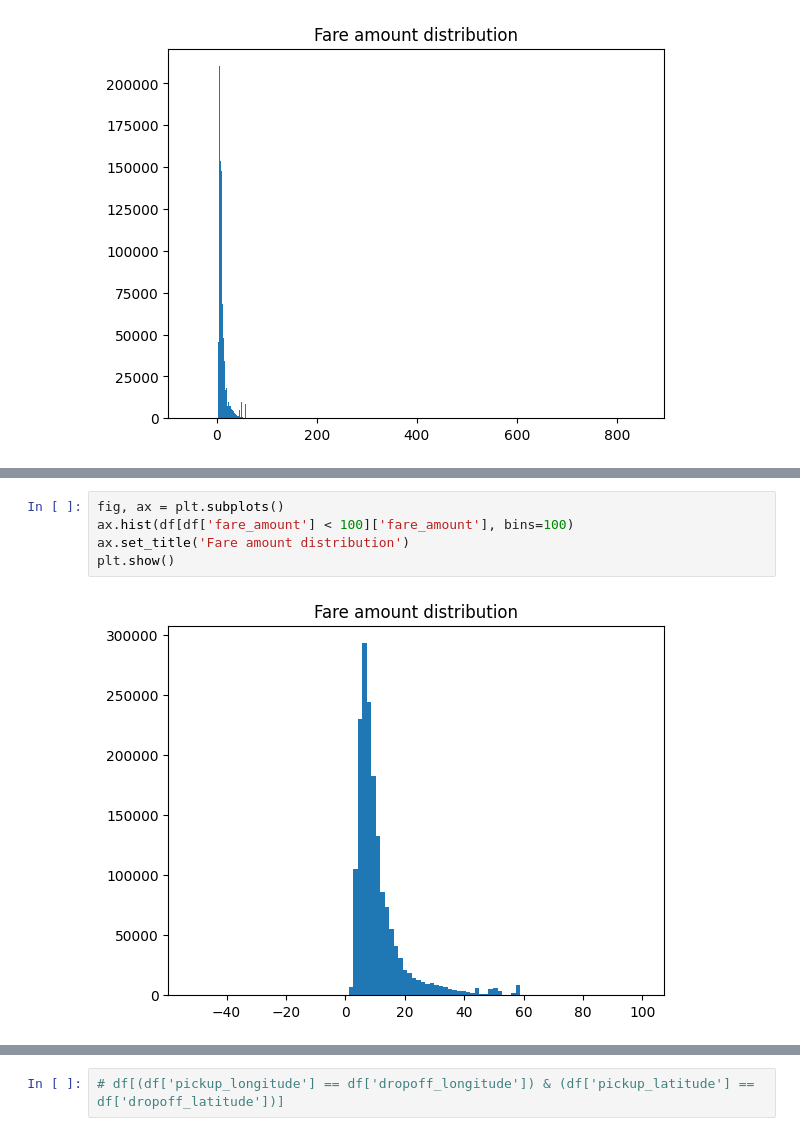
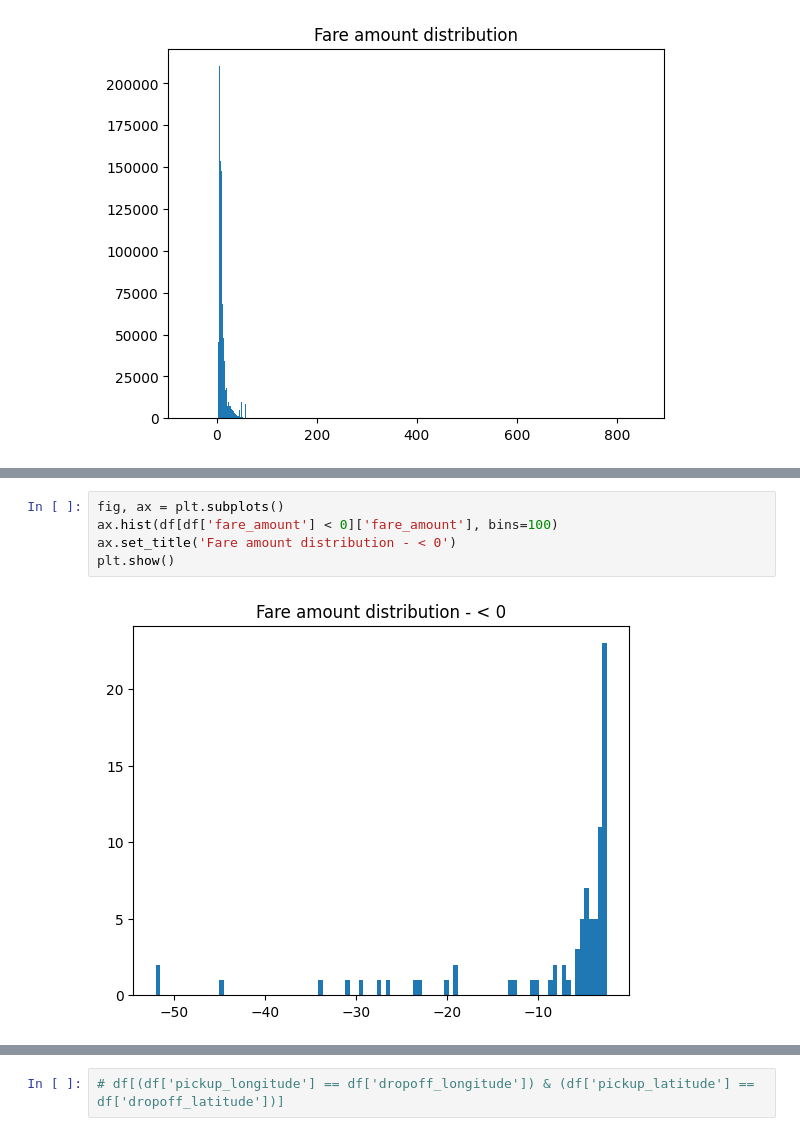
Before and after one commit to DavidGuzzi/DGKaggle, a Jupyter notebook: New York City Taxi Fare Prediction/taxi_fare_prediction_DG.ipynb, the cells around one changed output, grey strips where cells are left out. Saved outputs shown, nothing was run; the diff lists cells and outputs as text.

```diff
--- a/New York City Taxi Fare Prediction/taxi_fare_prediction_DG.ipynb
+++ b/New York City Taxi Fare Prediction/taxi_fare_prediction_DG.ipynb
@@ -96,9 +107,9 @@ plt.show()
 # %%
 fig, ax = plt.subplots()
-ax.hist(df[df['fare_amount'] < 100]['fare_amount'], bins=100)
-ax.set_title('Fare amount distribution')
+ax.hist(df[df['fare_amount'] < 0]['fare_amount'], bins=100)
+ax.set_title('Fare amount distribution - < 0')
 plt.show()
 # %% [output]
-[figure, old version]
+[figure, new version]
 # %%
 fig, ax = plt.subplots()
```
Also changed, not shown: parts of 9 cells of this notebook.
